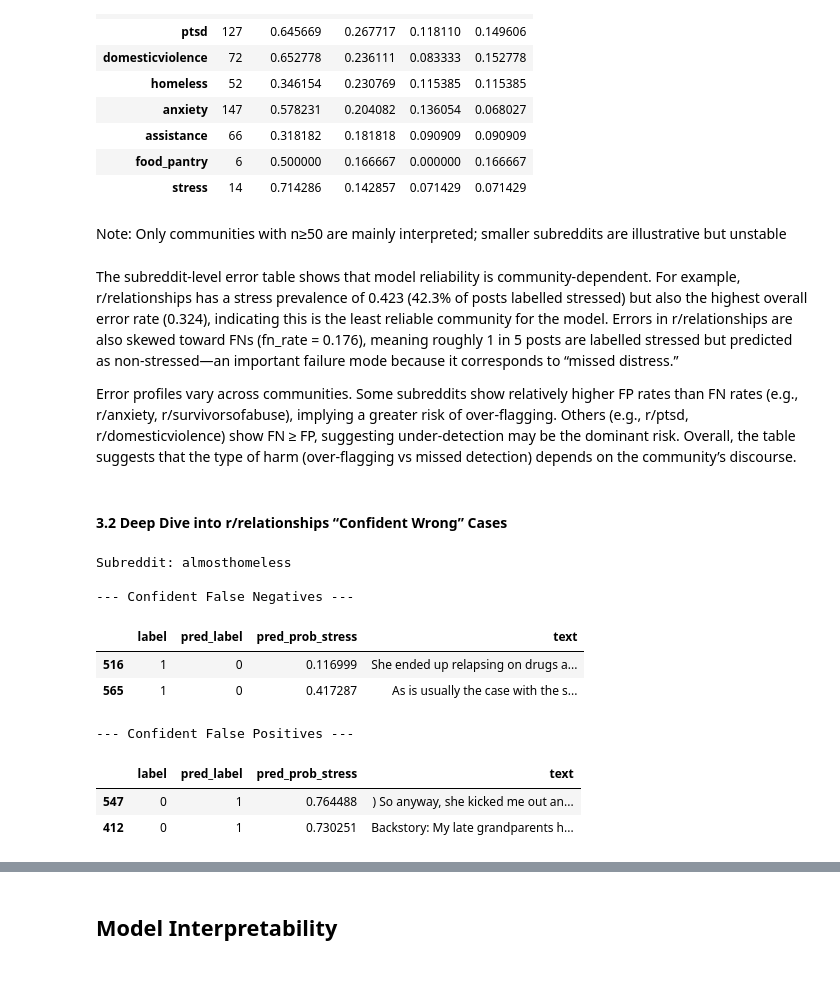
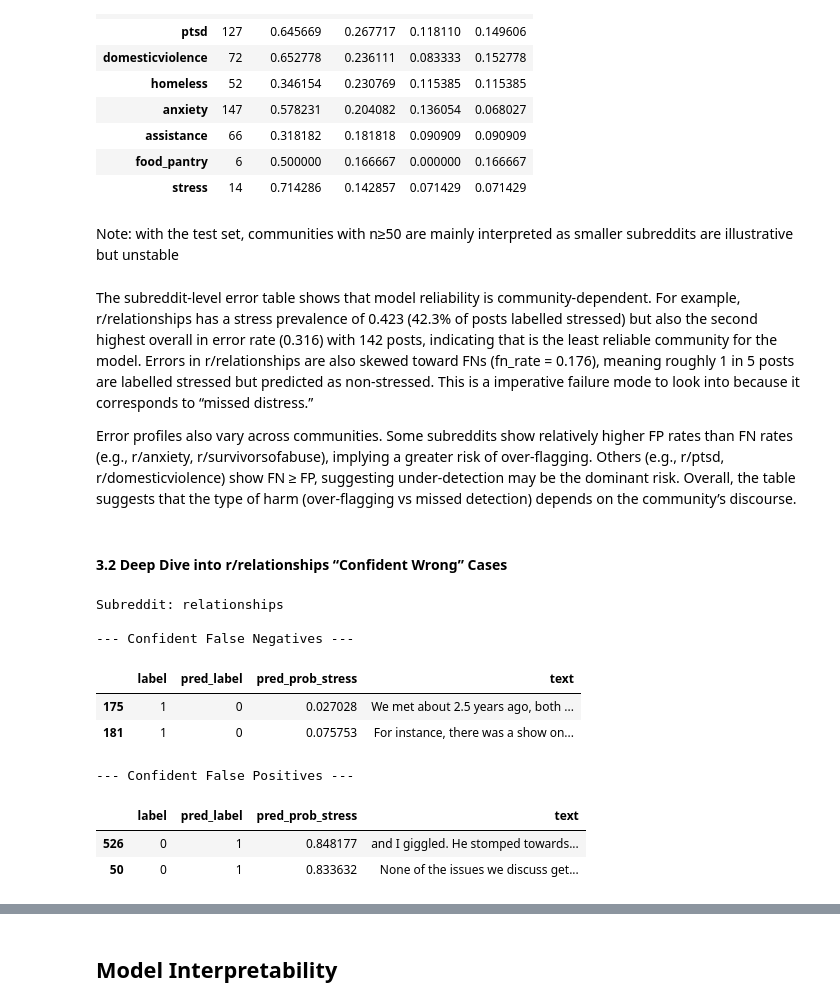
Before and after one commit to ginnielee/DSA4262, a Jupyter notebook: Assignment 2/DSA4262_2.ipynb, the cells around one changed output, grey strips where cells are left out. Saved outputs shown, nothing was run; the diff lists cells and outputs as text; code cells hidden in the pictures; blank space fills up the shorter version.

```diff
--- a/Assignment 2/DSA4262_2.ipynb
+++ b/Assignment 2/DSA4262_2.ipynb
@@ -643,49 +643,49 @@ profile_df.head(10)
 | food_pantry | 6 | 0.500000 | 0.166667 | 0.000000 | 0.166667 |
 | stress | 14 | 0.714286 | 0.142857 | 0.071429 | 0.071429 |
 # %% [markdown]
-Note: Only communities with n≥50 are mainly interpreted; smaller subreddits are illustrative but unstable
+Note: with the test set, communities with n≥50 are mainly interpreted as smaller subreddits are illustrative but unstable
 # %% [markdown]
-The subreddit-level error table shows that model reliability is community-dependent. For example, r/relationships has a stress prevalence of 0.423 (42.3% of posts labelled stressed) but also the highest overall error rate (0.324), indicating this is the least reliable community for the model. Errors in r/relationships are also skewed toward FNs (fn_rate = 0.176), meaning roughly 1 in 5 posts are labelled stressed but predicted as non-stressed—an important failure mode because it corresponds to “missed distress.”
+The subreddit-level error table shows that model reliability is community-dependent. For example, r/relationships has a stress prevalence of 0.423 (42.3% of posts labelled stressed) but also the second highest overall in error rate (0.316) with 142 posts, indicating that is the least reliable community for the model. Errors in r/relationships are also skewed toward FNs (fn_rate = 0.176), meaning roughly 1 in 5 posts are labelled stressed but predicted as non-stressed. This is a imperative failure mode to look into because it corresponds to “missed distress.”
 
-Error profiles vary across communities. Some subreddits show relatively higher FP rates than FN rates (e.g., r/anxiety, r/survivorsofabuse), implying a greater risk of over-flagging. Others (e.g., r/ptsd, r/domesticviolence) show FN ≥ FP, suggesting under-detection may be the dominant risk. Overall, the table suggests that the type of harm (over-flagging vs missed detection) depends on the community’s discourse.
+Error profiles also vary across communities. Some subreddits show relatively higher FP rates than FN rates (e.g., r/anxiety, r/survivorsofabuse), implying a greater risk of over-flagging. Others (e.g., r/ptsd, r/domesticviolence) show FN ≥ FP, suggesting under-detection may be the dominant risk. Overall, the table suggests that the type of harm (over-flagging vs missed detection) depends on the community’s discourse.
 # %% [markdown]
 #### 3.2 Deep Dive into r/relationships “Confident Wrong” Cases
 # %%
 def confident_wrong_examples(df, subreddit, k=3):
     sub = df[df["subreddit"] == subreddit].copy()
     fp = sub[(sub["label"]==0) & (sub["pred_label"]==1)]
     fn = sub[(sub["label"]==1) & (sub["pred_label"]==0)]
 
     if "pred_prob_stress" in sub.columns:
         fp = fp.sort_values("pred_prob_stress", ascending=False).head(k)
         fn = fn.sort_values("pred_prob_stress", ascending=True).head(k)
         cols = ["label","pred_label","pred_prob_stress","text"]
     else:
         cols = ["label","pred_label","text"]
 
     return fp[cols], fn[cols]
 
 # pick a high-error subreddit to inspect
-sub_to_check = profile_df.index[0]
+sub_to_check = profile_df.index[1]
 fp_ex, fn_ex = confident_wrong_examples(test, sub_to_check, k=2)
 
 print("Subreddit:", sub_to_check)
 print("\n--- Confident False Negatives ---")
 with pd.option_context('display.max_colwidth', None, 'display.max_rows', None):
     display(fn_ex)
 
 print("\n--- Confident False Positives ---")
 with pd.option_context('display.max_colwidth', None, 'display.max_rows', None):
     display(fp_ex)
 # %% [output]
-Subreddit: almosthomeless
+Subreddit: relationships
 
 --- Confident False Negatives ---
 |  | label | pred_label | pred_prob_stress | text |
-| 516 | 1 | 0 | 0.116999 | She ended up relapsing on drugs a... |
-| 565 | 1 | 0 | 0.417287 | As is usually the case with the s... |
+| 175 | 1 | 0 | 0.027028 | We met about 2.5 years ago, both ... |
+| 181 | 1 | 0 | 0.075753 | For instance, there was a show on... |
 --- Confident False Positives ---
 |  | label | pred_label | pred_prob_stress | text |
-| 547 | 0 | 1 | 0.764488 | ) So anyway, she kicked me out an... |
-| 412 | 0 | 1 | 0.730251 | Backstory: My late grandparents h... |
+| 526 | 0 | 1 | 0.848177 | and I giggled. He stomped towards... |
+| 50 | 0 | 1 | 0.833632 | None of the issues we discuss get... |
 # %% [markdown]
```
Also changed, not shown: parts of 9 cells of this notebook.
